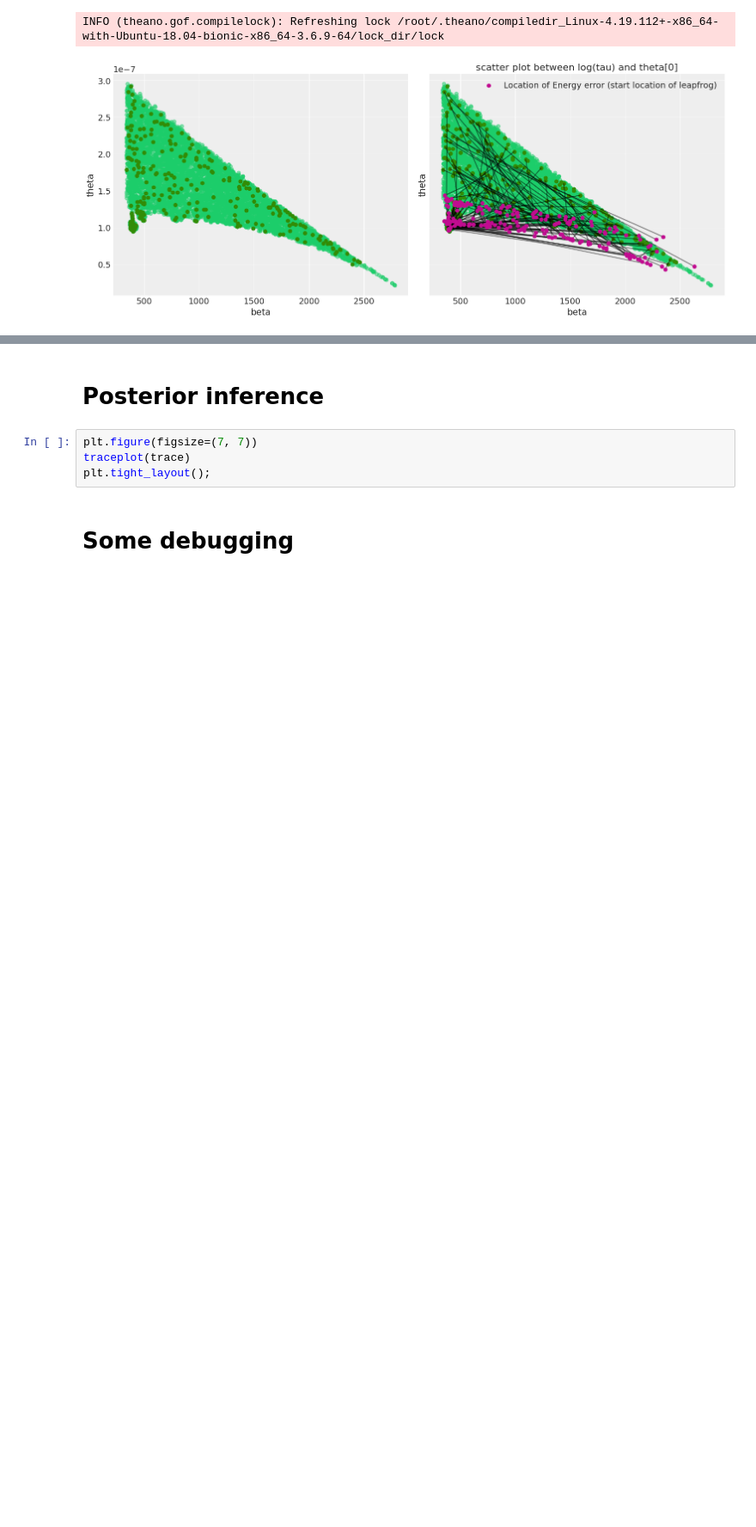
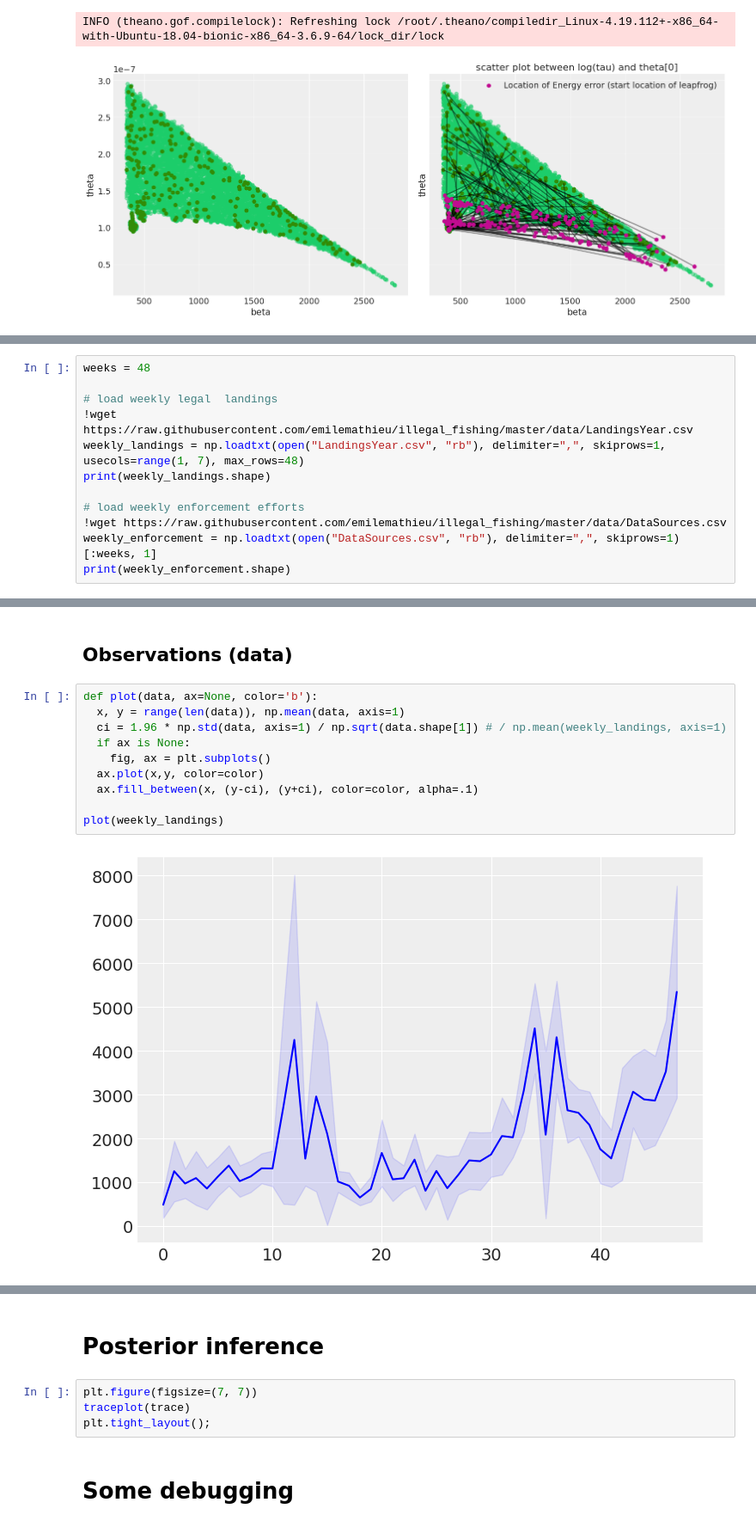
Before and after one commit to emilemathieu/illegal_fishing, a Jupyter notebook: yearly.ipynb, the cells around one changed output, grey strips where cells are left out. Shown at 86% size. Drawn from its saved outputs; the diff is of its cells as text; blank space fills up the shorter version.

```diff
--- a/yearly.ipynb
+++ b/yearly.ipynb
@@ -396,0 +401,12 @@ INFO (theano.gof.compilelock): Refreshing lock /root/.theano/compiledir_Linux-4.
+# %%
+weeks = 48
+
+# load weekly legal  landings
+!wget https://raw.githubusercontent.com/emilemathieu/illegal_fishing/master/data/LandingsYear.csv
+weekly_landings = np.loadtxt(open("LandingsYear.csv", "rb"), delimiter=",", skiprows=1, usecols=range(1, 7), max_rows=48)
+print(weekly_landings.shape)
+
+# load weekly enforcement efforts
+!wget https://raw.githubusercontent.com/emilemathieu/illegal_fishing/master/data/DataSources.csv
+weekly_enforcement = np.loadtxt(open("DataSources.csv", "rb"), delimiter=",", skiprows=1)[:weeks, 1]
+print(weekly_enforcement.shape)
@@ -396,0 +538,15 @@ INFO (theano.gof.compilelock): Refreshing lock /root/.theano/compiledir_Linux-4.
+# %% [markdown]
+
+## Observations (data)
+# %%
+def plot(data, ax=None, color='b'):
+  x, y = range(len(data)), np.mean(data, axis=1)
+  ci = 1.96 * np.std(data, axis=1) / np.sqrt(data.shape[1]) # / np.mean(weekly_landings, axis=1)
+  if ax is None:
+    fig, ax = plt.subplots()
+  ax.plot(x,y, color=color)
+  ax.fill_between(x, (y-ci), (y+ci), color=color, alpha=.1)
+
+plot(weekly_landings)
+# %% [output]
+[figure, added]
```
Also changed, not shown: parts of 11 cells of this notebook.
